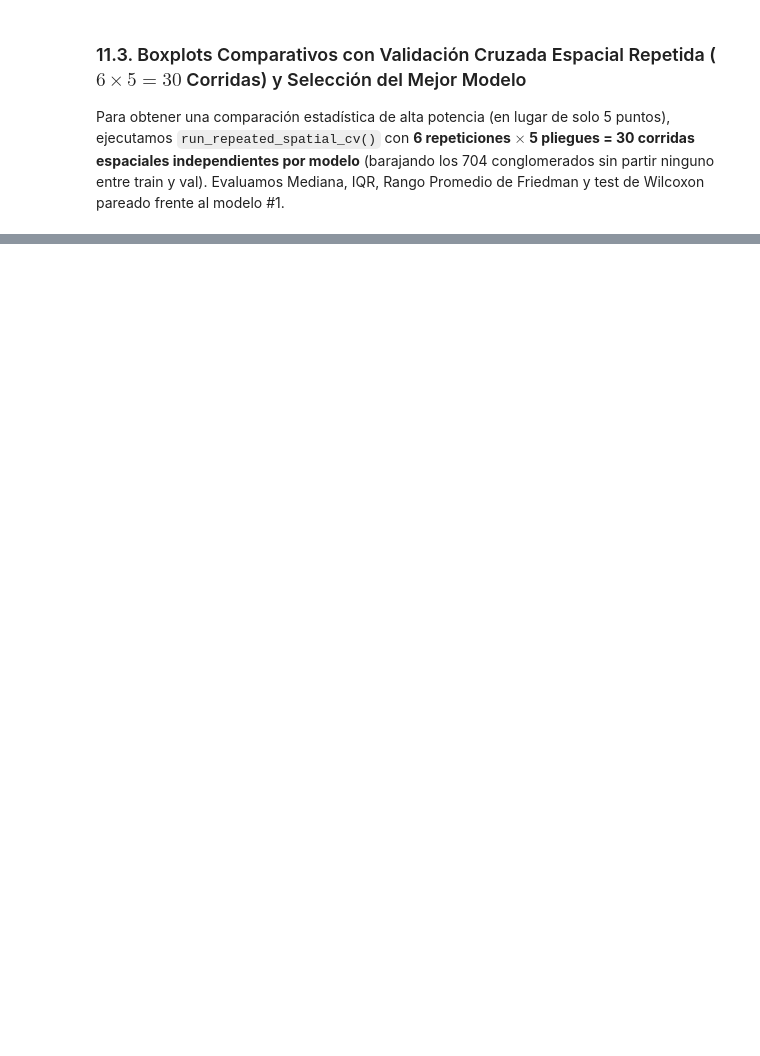
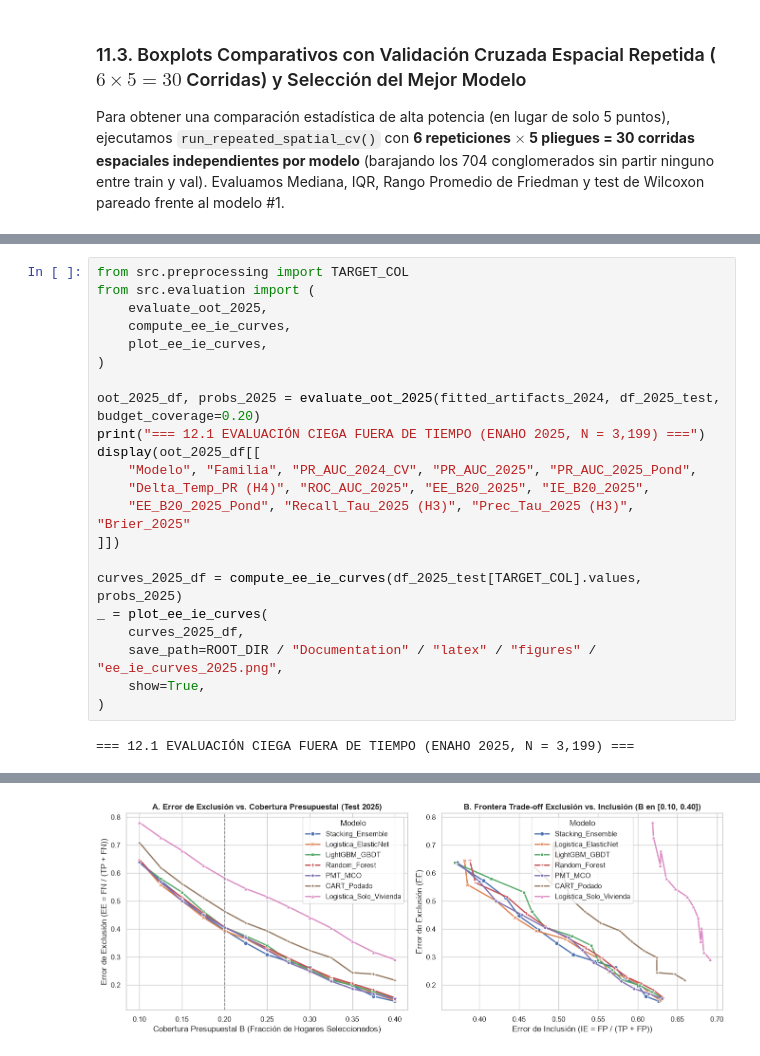
Before and after one commit to Ga3lAE/IA-Tarea-Academica, a Jupyter notebook: notebooks/pipeline_completo.ipynb, the cells around one changed output, grey strips where cells are left out. Drawn from its saved outputs; the diff is of its cells as text; blank space fills up the shorter version.

```diff
--- a/notebooks/pipeline_completo.ipynb
+++ b/notebooks/pipeline_completo.ipynb
@@ -741,0 +744,24 @@ _ = plot_cv_boxplots(
+# %%
+from src.preprocessing import TARGET_COL
+from src.evaluation import (
+    evaluate_oot_2025,
+    compute_ee_ie_curves,
+    plot_ee_ie_curves,
+)
+
+oot_2025_df, probs_2025 = evaluate_oot_2025(fitted_artifacts_2024, df_2025_test, budget_coverage=0.20)
+print("=== 12.1 EVALUACIÓN CIEGA FUERA DE TIEMPO (ENAHO 2025, N = 3,199) ===")
+display(oot_2025_df[[
+    "Modelo", "Familia", "PR_AUC_2024_CV", "PR_AUC_2025", "PR_AUC_2025_Pond",
+    "Delta_Temp_PR (H4)", "ROC_AUC_2025", "EE_B20_2025", "IE_B20_2025",
+    "EE_B20_2025_Pond", "Recall_Tau_2025 (H3)", "Prec_Tau_2025 (H3)", "Brier_2025"
+]])
+
+curves_2025_df = compute_ee_ie_curves(df_2025_test[TARGET_COL].values, probs_2025)
+_ = plot_ee_ie_curves(
+    curves_2025_df,
+    save_path=ROOT_DIR / "Documentation" / "latex" / "figures" / "ee_ie_curves_2025.png",
+    show=True,
+)
+# %% [output]
+=== 12.1 EVALUACIÓN CIEGA FUERA DE TIEMPO (ENAHO 2025, N = 3,199) ===
@@ -741,0 +785 @@ _ = plot_cv_boxplots(
+[figure, added]
```
Also changed, not shown: parts of 14 cells of this notebook, 14 other files.
